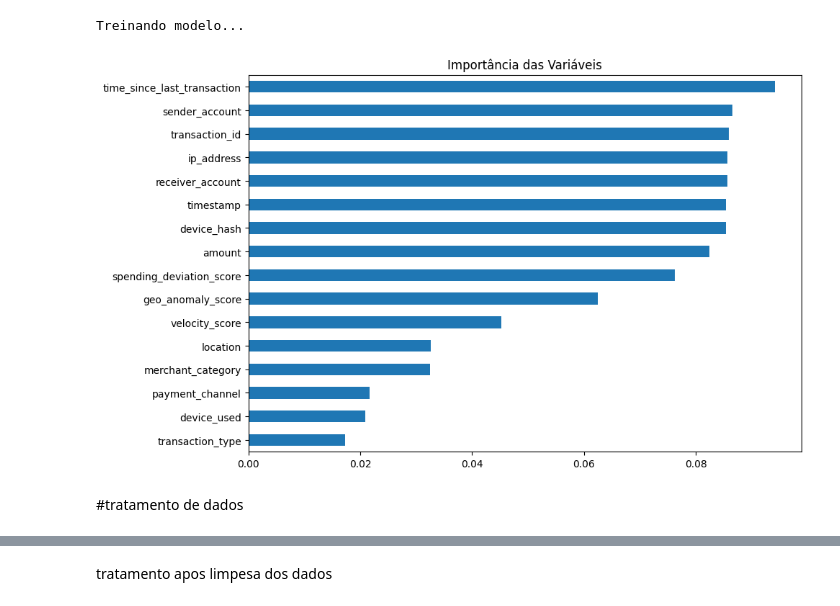
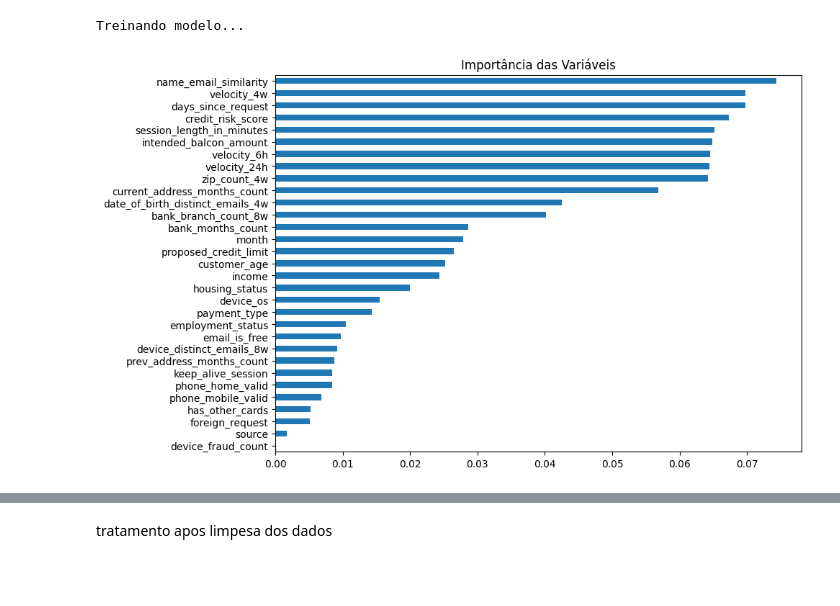
Before and after one commit to darthVarada/Fraudes-Financeiras, a Jupyter notebook: estudo.ipynb, the cells around one changed output, grey strips where cells are left out. Saved outputs shown, nothing was run; the diff lists cells and outputs as text; code cells hidden in the pictures; blank space fills up the shorter version.

```diff
--- a/estudo.ipynb
+++ b/estudo.ipynb
@@ -9,7 +9,7 @@ from sklearn.preprocessing import LabelEncoder
 from tqdm import tqdm
 # %%
 # Download latest version
-path = kagglehub.dataset_download("aryan208/financial-transactions-dataset-for-fraud-detection")
+path = kagglehub.dataset_download("sgpjesus/bank-account-fraud-dataset-neurips-2022")
 
 print("Path to dataset files:", path)
 # %% [output]
@@ -17,4 +19,5 @@ Path to dataset files: C:\Users\DOliv\.cache\kagglehub\datasets\aryan208\financi
 # %%
-df = pd.read_csv(r'C:\Users\DOliv\.cache\kagglehub\datasets\aryan208\financial-transactions-dataset-for-fraud-detection\versions\1\financial_fraud_detection_dataset.csv')
+df = pd.read_csv(path + "\Base.csv")
+print("Dataset loaded successfully.")
 print(df.head())
 # %% [output]
@@ -228,36 +194,46 @@ month                                 float64
 dtype: object
 # %%
-# Barra de progresso nas transformações
+from sklearn.model_selection import train_test_split
+from sklearn.preprocessing import LabelEncoder
+from sklearn.ensemble import RandomForestClassifier
+from tqdm import tqdm
+import pandas as pd
+import matplotlib.pyplot as plt
+
+# Ativar barra de progresso nas transformações
 tqdm.pandas()
 
+# Cópia do dataset original
 df_import = df.copy()
 
-# Limitar dados para acelerar (opcional: use 50 mil ao invés de 5 milhões)
-df_import = df_import.sample(n=500000, random_state=42)
+# Limitar dados para acelerar (opcional)
+df_import = df_import.sample(n=500_000, random_state=42)
 
 # Label Encoding nas colunas categóricas
 for col in tqdm(df_import.select_dtypes(include='object').columns, desc="Codificando colunas categóricas"):
     df_import[col] = LabelEncoder().fit_transform(df_import[col].astype(str))
 
+# Verificar se há colunas booleanas e converter para int
+for col in df_import.select_dtypes(include='bool').columns:
+    df_import[col] = df_import[col].astype(int)
+
 # Separar variáveis e target
-X = df_import.drop(columns=['is_fraud', 'fraud_type'])  # <- Remova ela
-y = df_import['is_fraud']
+X = df_import.drop(columns=['fraud_bool'])
+y = df_import['fraud_bool']
 
-# Separar em treino e teste (evita treinar em tudo)
+# Dividir em treino e teste com estratificação
 X_train, X_test, y_train, y_test = train_test_split(X, y, stratify=y, test_size=0.2, random_state=42)
 
-# Treinar modelo
+# Treinar modelo RandomForest
 print("Treinando modelo...")
-model = RandomForestClassifier(n_estimators=100, random_state=42, n_jobs=-1)  # n_jobs=-1 usa todos os núcleos
+model = RandomForestClassifier(n_estimators=100, random_state=42, n_jobs=-1)
 model.fit(X_train, y_train)
 
-# Gerar gráfico de importância
+# Gráfico de importância das variáveis
 importances = pd.Series(model.feature_importances_, index=X.columns)
 importances.sort_values().plot.barh(figsize=(10, 6), title="Importância das Variáveis")
 plt.tight_layout()
 plt.show()
 # %% [output]
 Treinando modelo...
-[figure, old version]
+[figure, new version]
-# %% [markdown]
-#tratamento de dados
```
Also changed, not shown: parts of 21 cells of this notebook.
